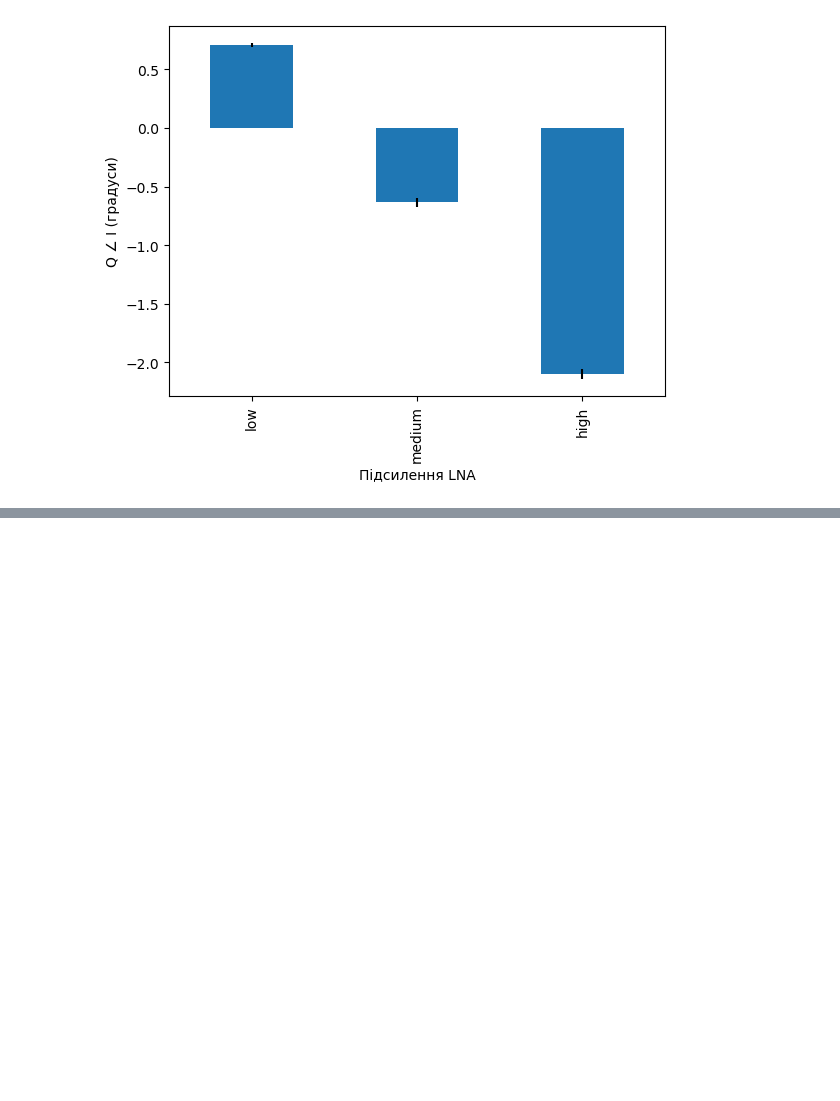
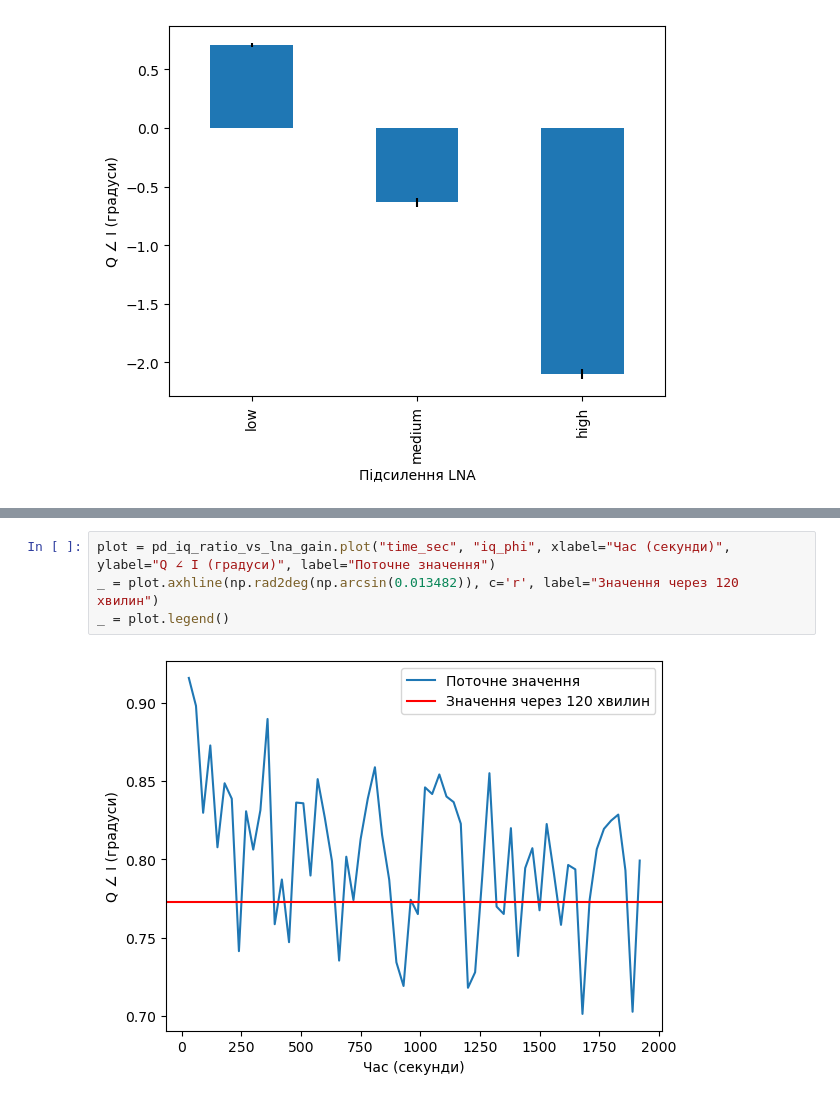
Before and after one commit to rigexpert/libfobos, a Jupyter notebook: measurements/iq-balance.ipynb, the cells around one changed output, grey strips where cells are left out. Cells and saved outputs as stored; diff of their text form; blank space fills up the shorter version.

```diff
--- a/measurements/iq-balance.ipynb
+++ b/measurements/iq-balance.ipynb
@@ -66,0 +82,6 @@ plot = pd_iq_phi_vs_lna_gain.mean(axis=0).plot(kind='bar', ylabel="Q ∠ І (г
+# %%
+plot = pd_iq_ratio_vs_lna_gain.plot("time_sec", "iq_phi", xlabel="Час (секунди)", ylabel="Q ∠ І (градуси)", label="Поточне значення")
+_ = plot.axhline(np.rad2deg(np.arcsin(0.013482)), c='r', label="Значення через 120 хвилин")
+_ = plot.legend()
+# %% [output]
+[figure, added]
```
Also changed, not shown: parts of 2 cells of this notebook.
